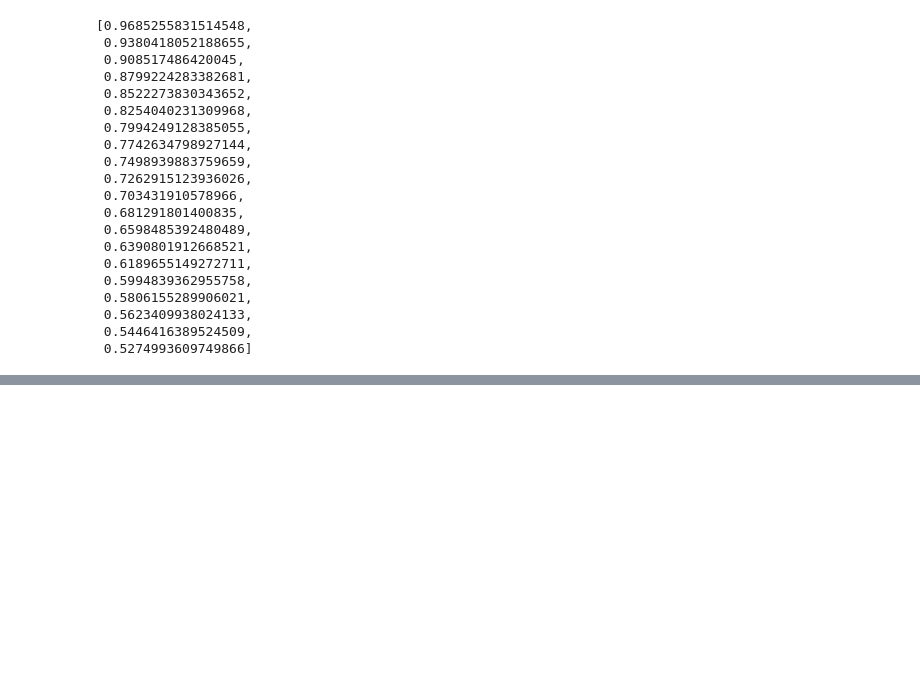
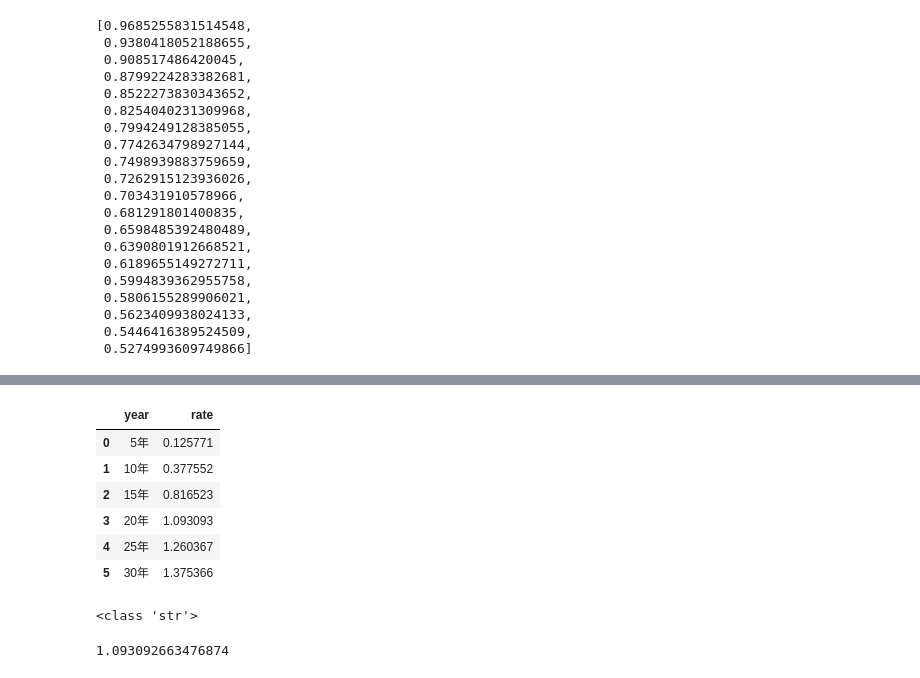
Before and after one commit to Ashihara-Y/VFMcalcProj, a Jupyter notebook: JGB_rates_for_Discount_rate_setting_test0722.ipynb, the cells around one changed output, grey strips where cells are left out. Cells and saved outputs as stored; diff of their text form; code cells hidden in the pictures; blank space fills up the shorter version.

```diff
--- a/JGB_rates_for_Discount_rate_setting_test0722.ipynb
+++ b/JGB_rates_for_Discount_rate_setting_test0722.ipynb
@@ -197,0 +270,12 @@ JGB_rate_5_30_12M.mean()
+# %%
+JGB_rates_df = pd.read_csv('JGB_rates.csv', sep='\t', encoding='shift_jis', header=None, names=['year', 'rate'])
+# %%
+JGB_rates_df
+# %% [output]
+|  | year | rate |
+| 0 | 5年 | 0.125771 |
+| 1 | 10年 | 0.377552 |
+| 2 | 15年 | 0.816523 |
+| 3 | 20年 | 1.093093 |
+| 4 | 25年 | 1.260367 |
+| 5 | 30年 | 1.375366 |
@@ -197,0 +290,6 @@ JGB_rate_5_30_12M.mean()
+# %%
+r_idx
+r_idx[-1]
+print(type(r_idx.replace('年', '')))
+# %% [output]
+<class 'str'>
@@ -197,0 +298,4 @@ JGB_rate_5_30_12M.mean()
+# %%
+r1
+# %% [output]
+1.093092663476874
```
Also changed, not shown: parts of 15 cells of this notebook, 4 other files.
